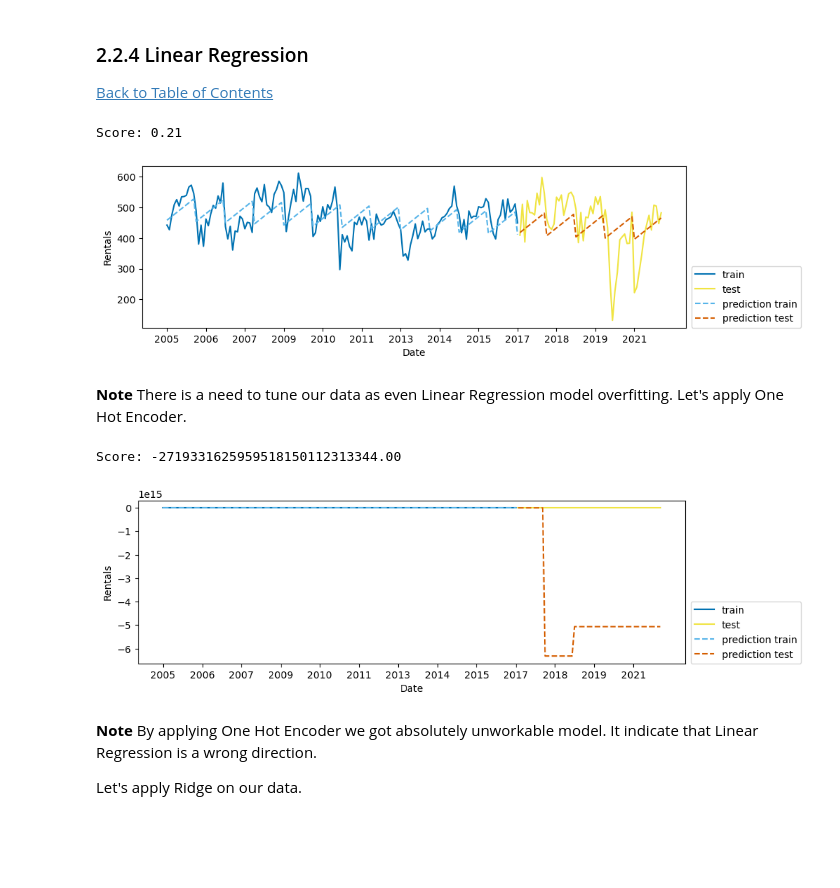
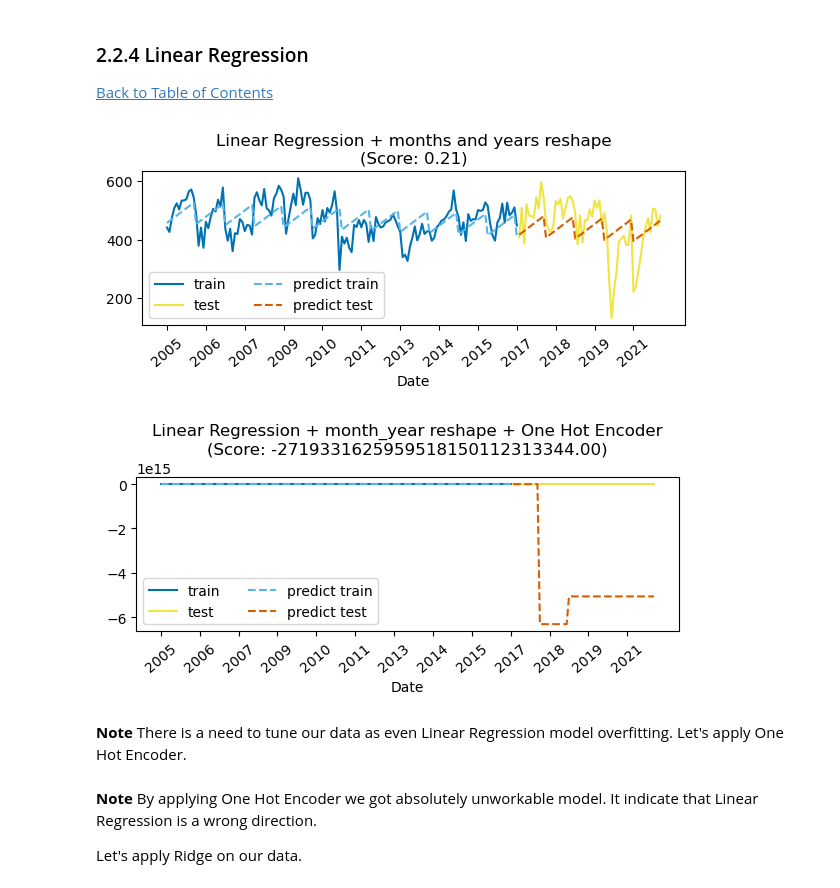
Before and after one commit to Natidhcp/CCT_MSc_DA_CA2, a Jupyter notebook: CA2.ipynb, the cells around one changed output. Cells and saved outputs as stored; diff of their text form; code cells hidden in the pictures; blank space fills up the shorter version.

```diff
--- a/CA2.ipynb
+++ b/CA2.ipynb
@@ -1314,28 +1269,27 @@ xticks = pd.date_range(start = ys.index.min(), end = ys.index.max(), freq = 'M')
 
 [Back to Table of Contents](#0.1)
 # %%
-score = []
 # function to evaluate and plot a regressor on a given feature set
-def eval_on_features(features, target, regressor):
+def eval_on_features(features, target, regressor,r_name):
     # split the given features into a training and a test set
     X_train, X_test = features[:n_train], features[n_train:]
     # also split the target array
     y_train, y_test = target[:n_train], target[n_train:]
     regressor.fit(X_train, y_train)
-    print("Score: {:.2f}".format(regressor.score(X_test, y_test)))
+    score = round((regressor.score(X_test, y_test)),2)
     y_pred = regressor.predict(X_test)
     y_pred_train = regressor.predict(X_train)
-    plt.figure(figsize = (10, 3))
+    plt.figure(figsize = (7, 2))
 
-    plt.xticks(range(0, len(X), 16), [date.strftime("%Y") for date in xticks[::16]])
+    plt.xticks(range(0, len(X), 16), [date.strftime("%Y") for date in xticks[::16]],rotation = 40)
 
     plt.plot(range(n_train), y_train, label = "train", color = '#0072B2')
     plt.plot(range(n_train, len(y_test) + n_train), y_test, '-', label = "test", color = '#F0E442')
-    plt.plot(range(n_train), y_pred_train, '--', label = "prediction train", color = '#56B4E9')
-    plt.plot(range(n_train, len(y_test) + n_train), y_pred, '--', label = "prediction test", color = '#D55E00')
-    plt.legend(loc = (1.01, 0))
+    plt.plot(range(n_train), y_pred_train, '--', label = "predict train", color = '#56B4E9')
+    plt.plot(range(n_train, len(y_test) + n_train), y_pred, '--', label = "predict test", color = '#D55E00')
+    plt.legend(loc='best', ncols=2)
     plt.xlabel("Date")
-    plt.ylabel("Rentals")
+    plt.title(f'{r_name}\n(Score: {score:.2f})')
     score = regressor.score(X_test, y_test)
     return score
 # %% [markdown]
@@ -1356,8 +1327,3 @@ Score: -0.06
 # %% [markdown]
 **Note**
 For the Random Forest algorithm acuracy score is negative, thus we have our model overfitting. Let's reshape our monthly data and try again.
-# %%
-# Store the data hourly in X_hour and make one column using reshape(-1, 1)
-X_hour = ys.index.month.values.reshape(-1, 1)
-# Call a method eval_on_features() to evaluate R^2 and plot
-score.append(eval_on_features(X_hour, y, random_forest))
@@ -1367,8 +1330,3 @@ Score: 0.13
 # %% [markdown]
 **Note**
 From the graph we can see that our model is doing much better, however prediction score is extremely low. Let's include 'year' in the reshaping and try again.
-# %%
-# Store the hourly data weekly in X_hour_week and make one column using reshape(-1, 1)
-X_month_year = np.hstack([ys.index.year.values.reshape(-1, 1), ys.index.month.values.reshape(-1, 1)])
-# Call a method eval_on_features() to evaluate R^2 and plot
-score.append(eval_on_features(X_month_year, y, random_forest))
@@ -1385,27 +1340,27 @@ The accuracy score came back to negative number. Seems like Random Forest doesn'
 [Back to Table of Contents](#0.1)
 # %%
 linear_regression = LinearRegression()
+r_name = 'Linear Regression + months and years reshape'
+# Call the method eval_on_features() to calculate the R^2 and plot
+score.append(eval_on_features(X_month_year, y, linear_regression,r_name))
+regressors.append(r_name)
 
-# Call a method eval_on_features() to evaluate R^2 and plot
-score.append(eval_on_features(X_month_year, y, linear_regression))
+# Declare an object (enc) by calling a method OneHotEncoder()
+enc = OneHotEncoder()
+
+# Create an array by calling a fit() method
+X_month_year_onehot = enc.fit_transform(X_month_year).toarray()
+
+r_name = 'Linear Regression + month_year reshape + One Hot Encoder'
+# Call the method eval_on_features() to calculate the R^2 and plot
+score.append(eval_on_features(X_month_year_onehot, y, linear_regression,r_name))
+regressors.append(r_name)
 # %% [output]
-Score: 0.21
-[figure, old version]
+[figure, new version]
+[figure, added]
 # %% [markdown]
 **Note**
 There is a need to tune our data as even Linear Regression model overfitting. Let's apply One Hot Encoder.
-# %%
-# Declare an object (enc) by calling a method OneHotEncoder()
-enc = OneHotEncoder()
-
-# Create an array by calling a fit() method
-X_month_year_onehot = enc.fit_transform(X_month_year).toarray()
-
-# Call a method eval_on_features() to evaluate R^2 and plot
-score.append(eval_on_features(X_month_year_onehot, y, linear_regression))
-# %% [output]
-Score: -2719331625959518150112313344.00
-[figure, removed]
 # %% [markdown]
 **Note**
 By applying One Hot Encoder we got absolutely unworkable model. It indicate that Linear Regression is a wrong direction.
```
Also changed, not shown: parts of 51 cells of this notebook.
